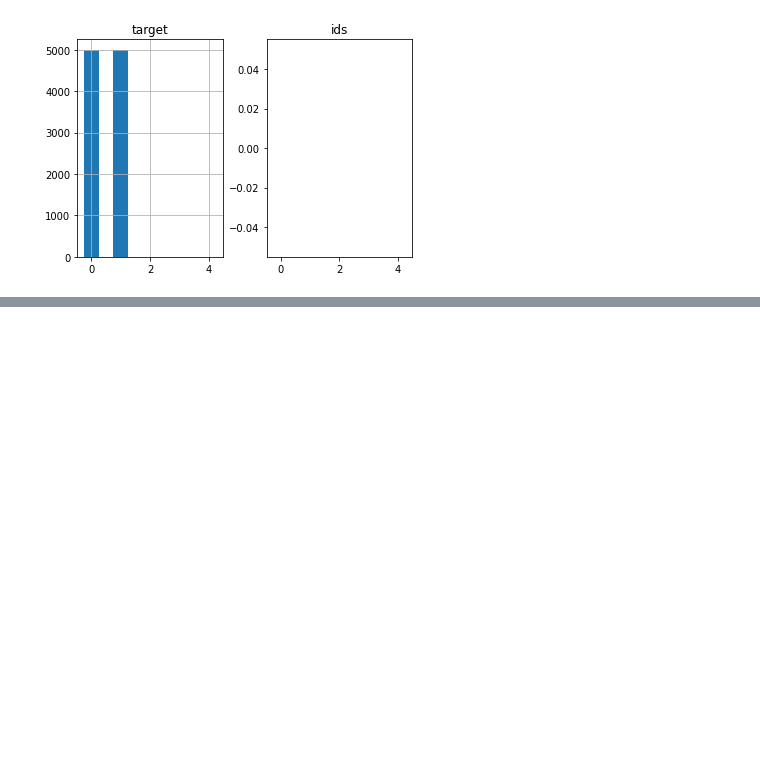
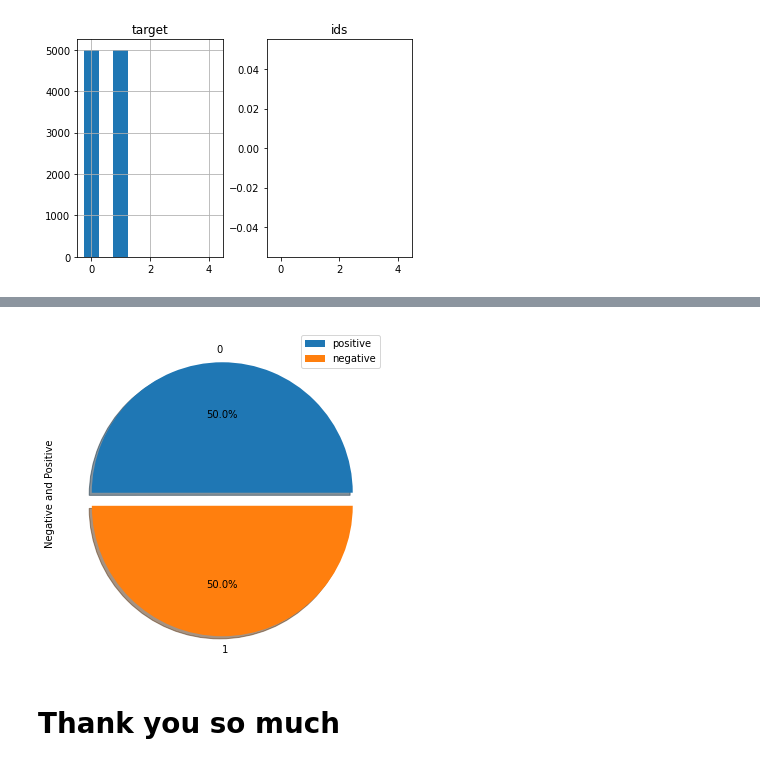
Before and after one commit to Gaikwadpawan3006/Sentimate-Analysis-EDA-On-Twitter-Dataset, a Jupyter notebook: Sentimate_Model_.ipynb, the cells around one changed output, grey strips where cells are left out. Drawn from its saved outputs; the diff is of its cells as text; code cells hidden in the pictures; blank space fills up the shorter version.

```diff
--- a/Sentimate_Model_.ipynb
+++ b/Sentimate_Model_.ipynb
@@ -183,0 +180,10 @@ x.plot(kind='bar')
+# %%
+dataset["target"].value_counts().plot(kind = 'pie', explode = [0,0.1], figsize = (6,6), autopct = '%1.1f%%', shadow = True)
+
+plt.ylabel("Negative and Positive")
+plt.legend(["positive", "negative"])
+plt.show()
+# %% [output]
+[figure, added]
+# %% [markdown]
+# **Thank you so much**
```
Also changed, not shown: parts of 3 cells of this notebook.
